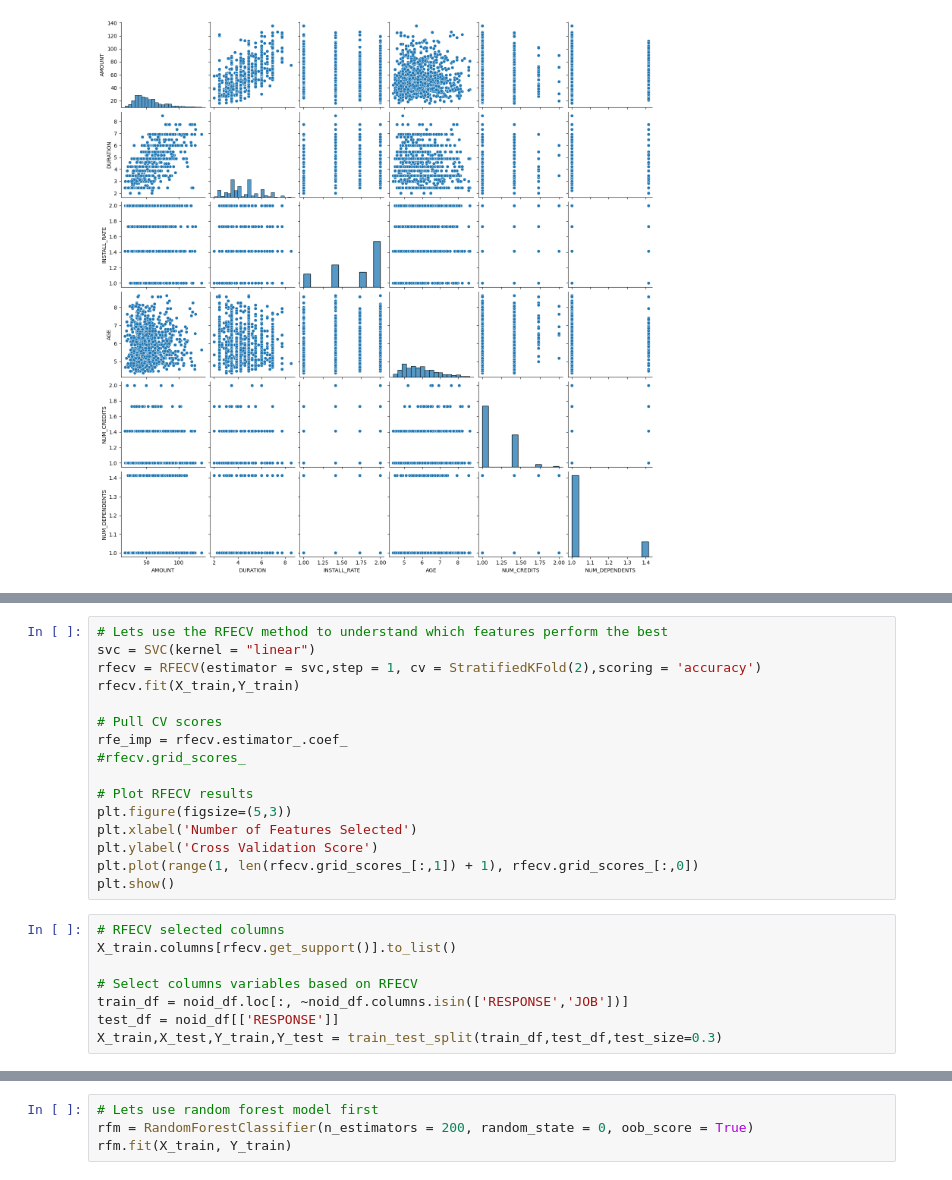
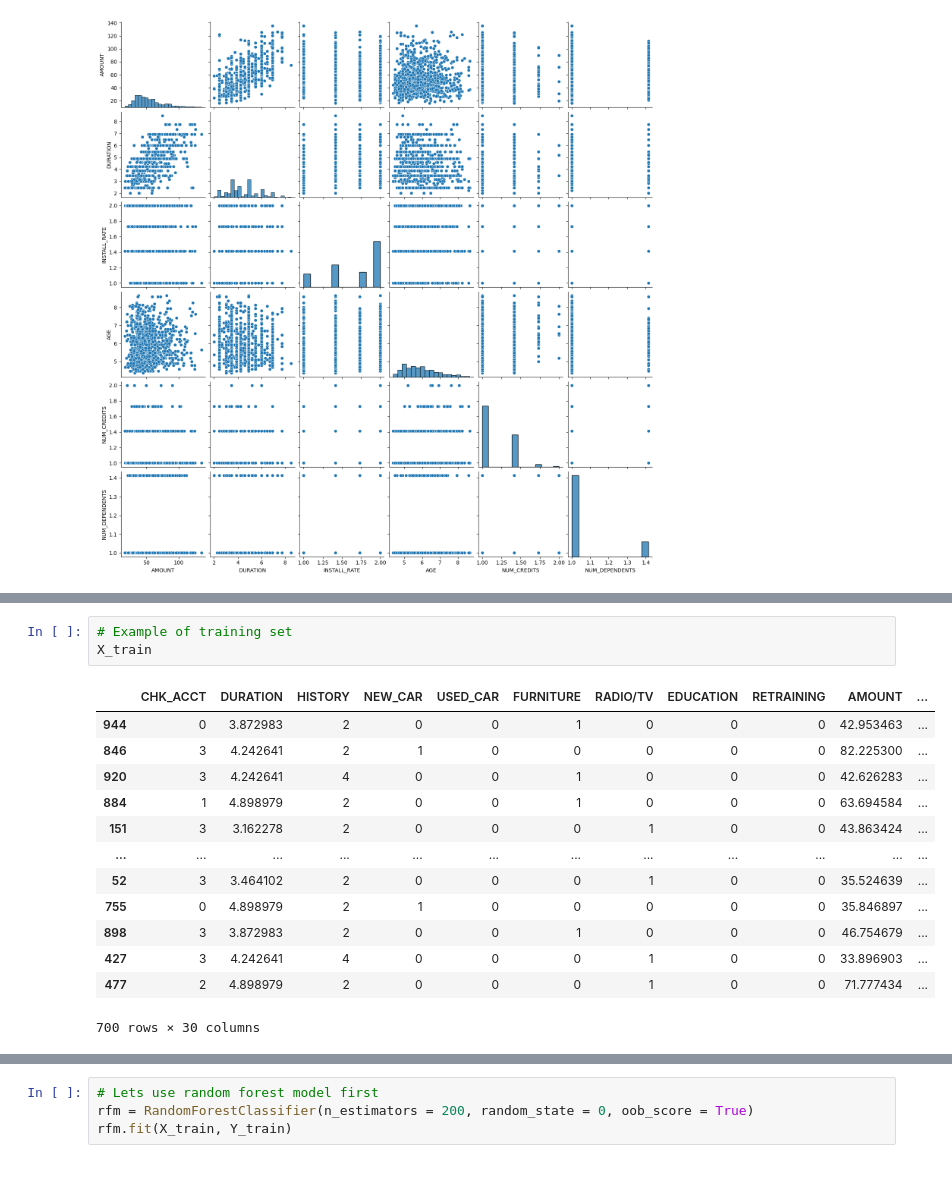
Before and after one commit to pyrds/FranklinU, a Jupyter notebook: Final-Project.ipynb, the cells around one changed output, grey strips where cells are left out. Saved outputs shown, nothing was run; the diff lists cells and outputs as text.

```diff
--- a/Final-Project.ipynb
+++ b/Final-Project.ipynb
@@ -163,24 +172,17 @@ X_train.head()
-# %%
-# Lets use the RFECV method to understand which features perform the best
-svc = SVC(kernel = "linear")
-rfecv = RFECV(estimator = svc,step = 1, cv = StratifiedKFold(2),scoring = 'accuracy')
-rfecv.fit(X_train,Y_train)
-
-# Pull CV scores
-rfe_imp = rfecv.estimator_.coef_
-#rfecv.grid_scores_
-
-# Plot RFECV results
-plt.figure(figsize=(5,3))
-plt.xlabel('Number of Features Selected')
-plt.ylabel('Cross Validation Score')
-plt.plot(range(1, len(rfecv.grid_scores_[:,1]) + 1), rfecv.grid_scores_[:,0])
-plt.show()
-# %%
-# RFECV selected columns
-X_train.columns[rfecv.get_support()].to_list()
-
-# Select columns variables based on RFECV
-train_df = noid_df.loc[:, ~noid_df.columns.isin(['RESPONSE','JOB'])]
-test_df = noid_df[['RESPONSE']]
-X_train,X_test,Y_train,Y_test = train_test_split(train_df,test_df,test_size=0.3)
+# %%
+# Example of training set
+X_train
+# %% [output]
+|  | CHK_ACCT | DURATION | HISTORY | NEW_CAR | USED_CAR | FURNITURE | RADIO/TV | EDUCATION | RETRAINING | AMOUNT | ... |
+| 944 | 0 | 3.872983 | 2 | 0 | 0 | 1 | 0 | 0 | 0 | 42.953463 | ... |
+| 846 | 3 | 4.242641 | 2 | 1 | 0 | 0 | 0 | 0 | 0 | 82.225300 | ... |
+| 920 | 3 | 4.242641 | 4 | 0 | 0 | 1 | 0 | 0 | 0 | 42.626283 | ... |
+| 884 | 1 | 4.898979 | 2 | 0 | 0 | 1 | 0 | 0 | 0 | 63.694584 | ... |
+| 151 | 3 | 3.162278 | 2 | 0 | 0 | 0 | 1 | 0 | 0 | 43.863424 | ... |
+| ... | ... | ... | ... | ... | ... | ... | ... | ... | ... | ... | ... |
+| 52 | 3 | 3.464102 | 2 | 0 | 0 | 0 | 1 | 0 | 0 | 35.524639 | ... |
+| 755 | 0 | 4.898979 | 2 | 1 | 0 | 0 | 0 | 0 | 0 | 35.846897 | ... |
+| 898 | 3 | 3.872983 | 2 | 0 | 0 | 1 | 0 | 0 | 0 | 46.754679 | ... |
+| 427 | 3 | 4.242641 | 4 | 0 | 0 | 0 | 1 | 0 | 0 | 33.896903 | ... |
+| 477 | 2 | 4.898979 | 2 | 0 | 0 | 0 | 1 | 0 | 0 | 71.777434 | ... |
+700 rows × 30 columns
```
Also changed, not shown: parts of 10 cells of this notebook.
